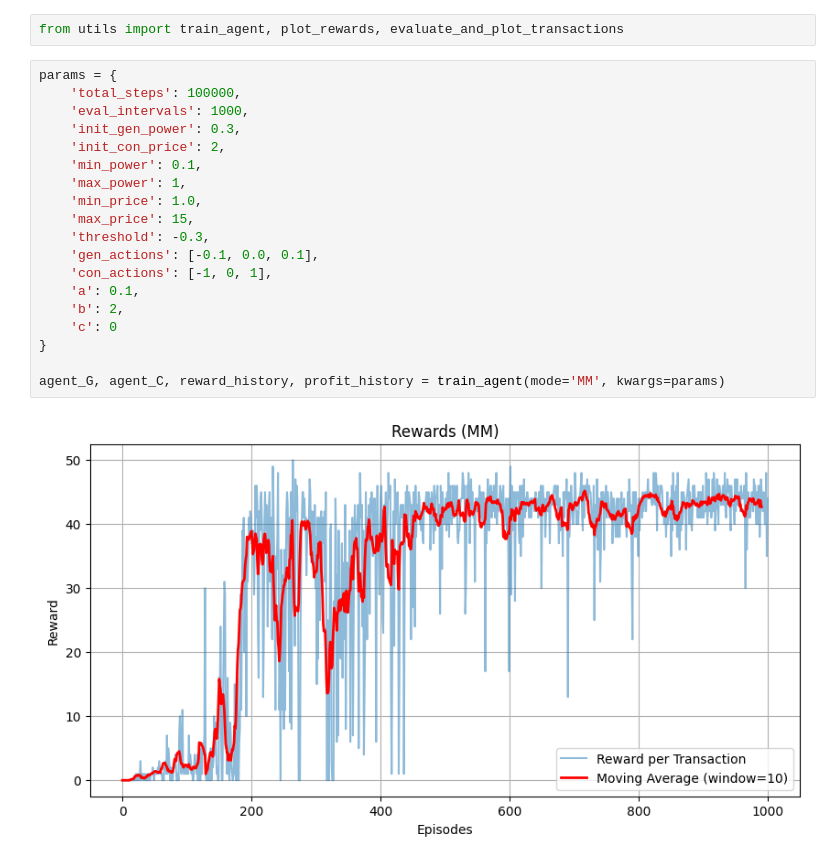
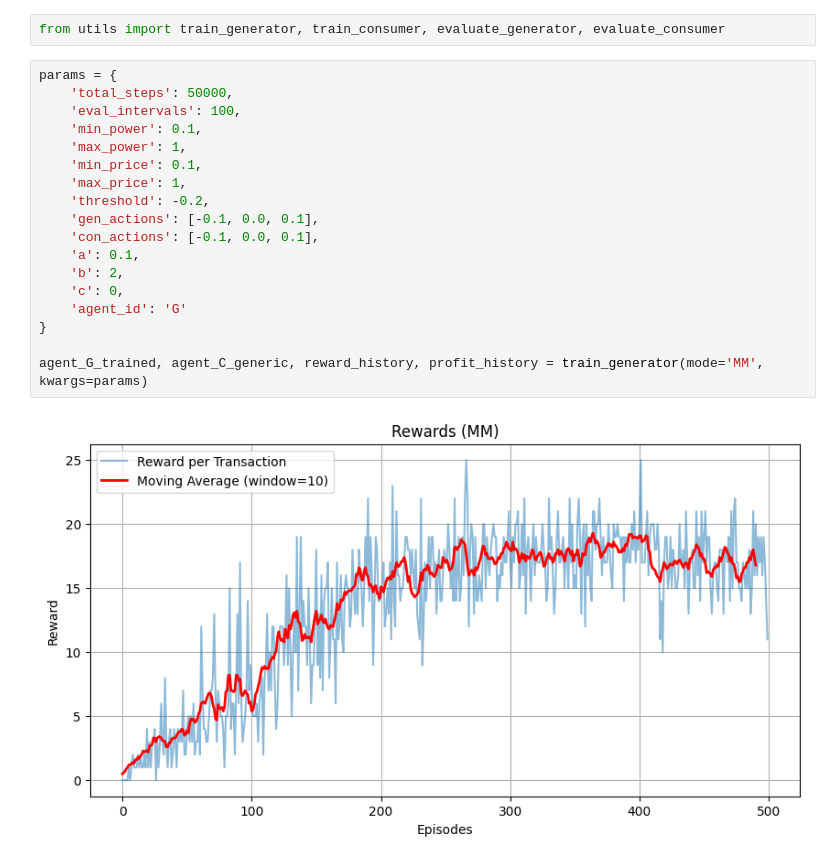
Before and after one commit to juanpabmedina/master_thesis, a Jupyter notebook: algorithms/p2p_energy_game_gpt/soccer_game_gpt.ipynb, the cells around one changed output. Cells and saved outputs as stored; diff of their text form.

```diff
--- a/algorithms/p2p_energy_game_gpt/soccer_game_gpt.ipynb
+++ b/algorithms/p2p_energy_game_gpt/soccer_game_gpt.ipynb
@@ -1,26 +1,25 @@
 # %%
-from utils import train_agent, plot_rewards, evaluate_and_plot_transactions
+from utils import train_generator, train_consumer, evaluate_generator, evaluate_consumer
 # %%
 params = {
-    'total_steps': 100000,
-    'eval_intervals': 1000,
-    'init_gen_power': 0.3,
-    'init_con_price': 2,
+    'total_steps': 50000,
+    'eval_intervals': 100,
     'min_power': 0.1,
     'max_power': 1,
-    'min_price': 1.0,
-    'max_price': 15,
-    'threshold': -0.3,
+    'min_price': 0.1,
+    'max_price': 1,
+    'threshold': -0.2,
     'gen_actions': [-0.1, 0.0, 0.1],
-    'con_actions': [-1, 0, 1],
+    'con_actions': [-0.1, 0.0, 0.1],
     'a': 0.1,
     'b': 2,
-    'c': 0
+    'c': 0,
+    'agent_id': 'G'
 }
 
-agent_G, agent_C, reward_history, profit_history = train_agent(mode='MM', kwargs=params)
+agent_G_trained, agent_C_generic, reward_history, profit_history = train_generator(mode='MM', kwargs=params)
 # %% [output]
-[figure, old version]
+[figure, new version]
 # %%
 eval_params = params.copy()
 eval_params.update({
```
Also changed, not shown: parts of 17 cells of this notebook, 7 other files.
